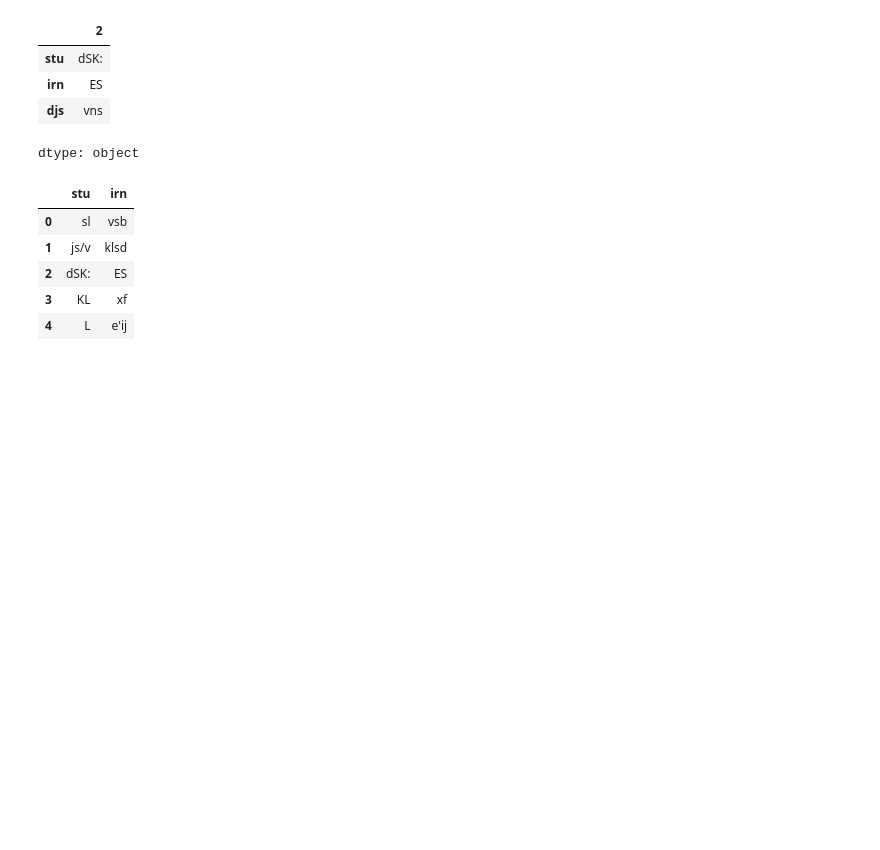
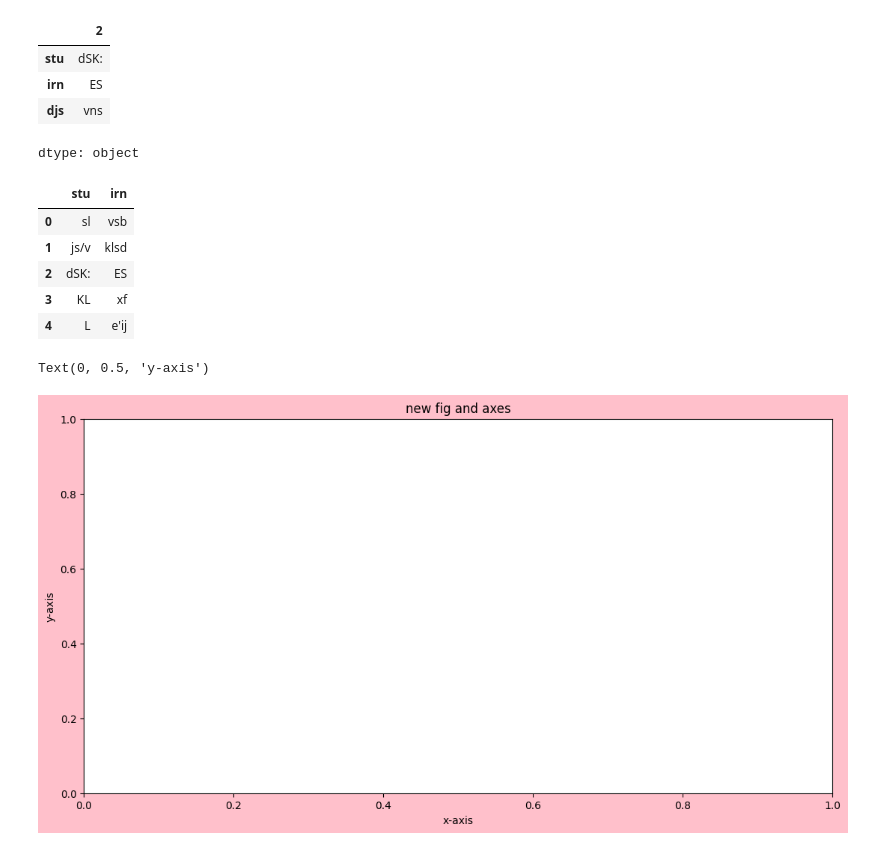
Before and after one commit to suryadwd/EXPRESSOR, a Jupyter notebook: Welcome_To_Colab.ipynb, the cells around one changed output. Drawn from its saved outputs; the diff is of its cells as text; code cells hidden in the pictures; blank space fills up the shorter version.

```diff
--- a/Welcome_To_Colab.ipynb
+++ b/Welcome_To_Colab.ipynb
@@ -412,0 +418,9 @@ df[["stu","irn"]]
+# %%
+fig = plt.figure(figsize = (10,5), facecolor="pink",edgecolor = "b"  )
+ax = fig.add_axes([0,0,1,1])
+ax.set_title("new fig and axes")
+ax.set_xlabel("x-axis")
+ax.set_ylabel("y-axis")
+# %% [output]
+Text(0, 0.5, 'y-axis')
+[figure, added]
```
Also changed, not shown: parts of 14 cells of this notebook.
